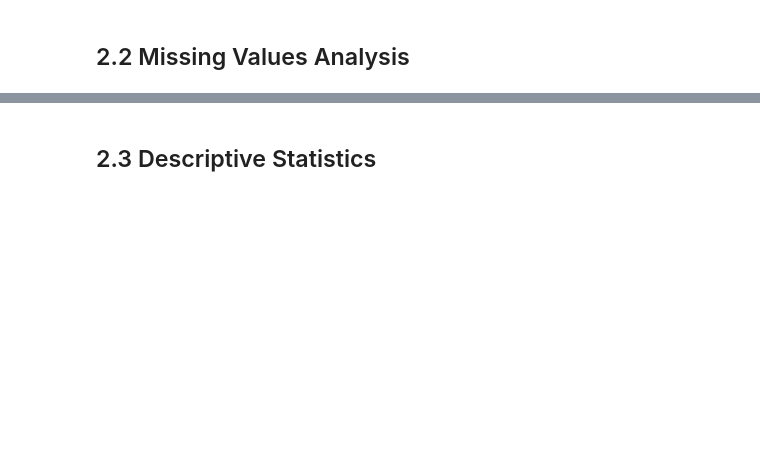
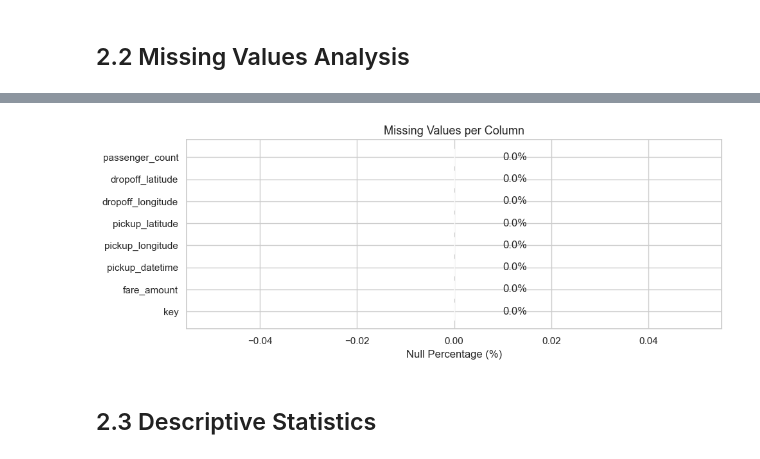
Before and after one commit to neshard/NYC-Taxi-Fare-Prediction, a Jupyter notebook: notebooks/02_eda.ipynb, the cells around one changed output, grey strips where cells are left out. Saved outputs shown, nothing was run; the diff lists cells and outputs as text; code cells hidden in the pictures; blank space fills up the shorter version.

```diff
--- a/notebooks/02_eda.ipynb
+++ b/notebooks/02_eda.ipynb
@@ -77,14 +119,24 @@ print(null_df.to_string(index=False))
 # %%
 # Visualize missing values
+null_counts = pandas_df.isnull().sum()
+null_percentages = (null_counts / len(pandas_df) * 100).round(2)
+
+null_df_viz = pd.DataFrame({
+    'Column': null_counts.index,
+    'Percentage (%)': null_percentages.values
+})
+
 fig, ax = plt.subplots(figsize=(10, 4))
-bars = ax.barh(null_df['Column'], null_df['Percentage (%)'], color='steelblue')
+bars = ax.barh(null_df_viz['Column'], null_df_viz['Percentage (%)'], color='steelblue')
 ax.set_xlabel('Null Percentage (%)')
 ax.set_title('Missing Values per Column')
-for bar, val in zip(bars, null_df['Percentage (%)']):
+for bar, val in zip(bars, null_df_viz['Percentage (%)']):
     ax.text(bar.get_width() + 0.01, bar.get_y() + bar.get_height()/2,
             f'{val}%', va='center')
 plt.tight_layout()
 plt.savefig('../data/plots/missing_values.png', dpi=150, bbox_inches='tight')
 plt.show()
+# %% [output]
+[figure, added]
 # %% [markdown]
 ## 2.3 Descriptive Statistics
```
Also changed, not shown: parts of 17 cells of this notebook, 48 other files.
